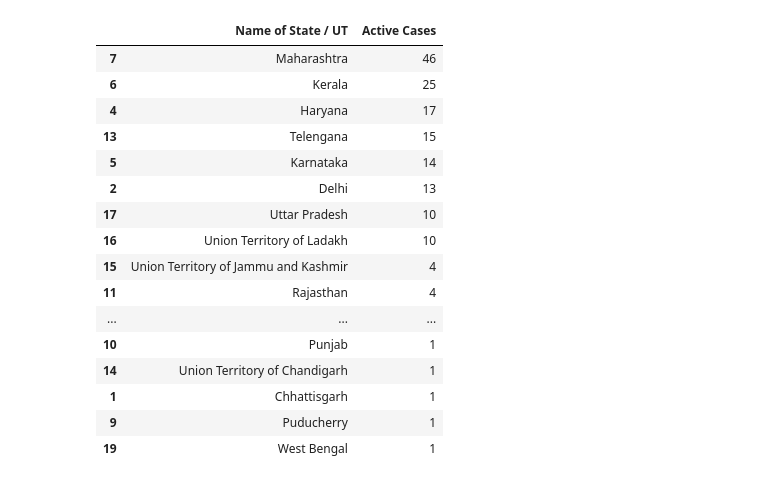
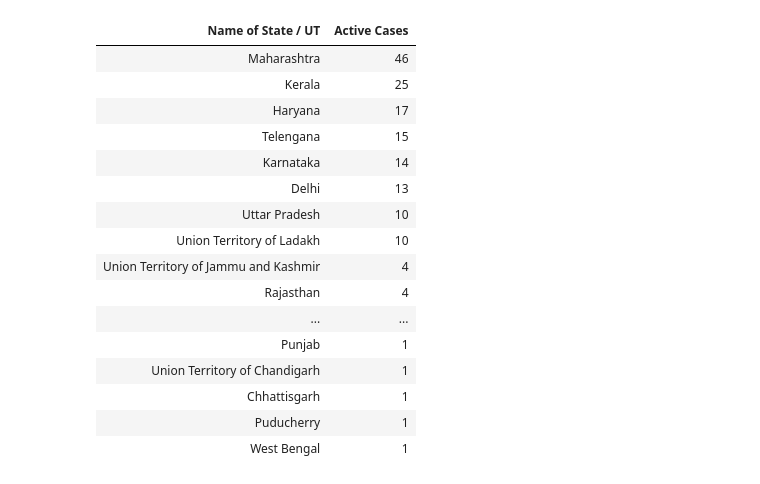
Before and after one commit to GowthamSiddarth/Covid19Edureka, a Jupyter notebook: covid19.ipynb, the cells around one changed output. Drawn from its saved outputs; the diff is of its cells as text; code cells hidden in the pictures.

```diff
--- a/covid19.ipynb
+++ b/covid19.ipynb
@@ -70,21 +52,22 @@ df.style.background_gradient(cmap='Blues')
 # %%
 df['Active Cases'] = df['Total Cases'] - (df['Cured'] + df['Death'])
-df[['Name of State / UT', 'Active Cases']].sort_values(by=['Active Cases'], ascending=False)
+active_cases = df[['Name of State / UT', 'Active Cases']].sort_values(by=['Active Cases'], ascending=False)
+active_cases.style.hide_index()
 # %% [output]
-|  | Name of State / UT | Active Cases |
-| 7 | Maharashtra | 46 |
-| 6 | Kerala | 25 |
-| 4 | Haryana | 17 |
-| 13 | Telengana | 15 |
-| 5 | Karnataka | 14 |
-| 2 | Delhi | 13 |
-| 17 | Uttar Pradesh | 10 |
-| 16 | Union Territory of Ladakh | 10 |
-| 15 | Union Territory of Jammu and Kashmir | 4 |
-| 11 | Rajasthan | 4 |
-| ... | ... | ... |
-| 10 | Punjab | 1 |
-| 14 | Union Territory of Chandigarh | 1 |
-| 1 | Chhattisgarh | 1 |
-| 9 | Puducherry | 1 |
-| 19 | West Bengal | 1 |
+| Name of State / UT | Active Cases |
+| Maharashtra | 46 |
+| Kerala | 25 |
+| Haryana | 17 |
+| Telengana | 15 |
+| Karnataka | 14 |
+| Delhi | 13 |
+| Uttar Pradesh | 10 |
+| Union Territory of Ladakh | 10 |
+| Union Territory of Jammu and Kashmir | 4 |
+| Rajasthan | 4 |
+| ... | ... |
+| Punjab | 1 |
+| Union Territory of Chandigarh | 1 |
+| Chhattisgarh | 1 |
+| Puducherry | 1 |
+| West Bengal | 1 |
```
Also changed, not shown: parts of 5 cells of this notebook.
